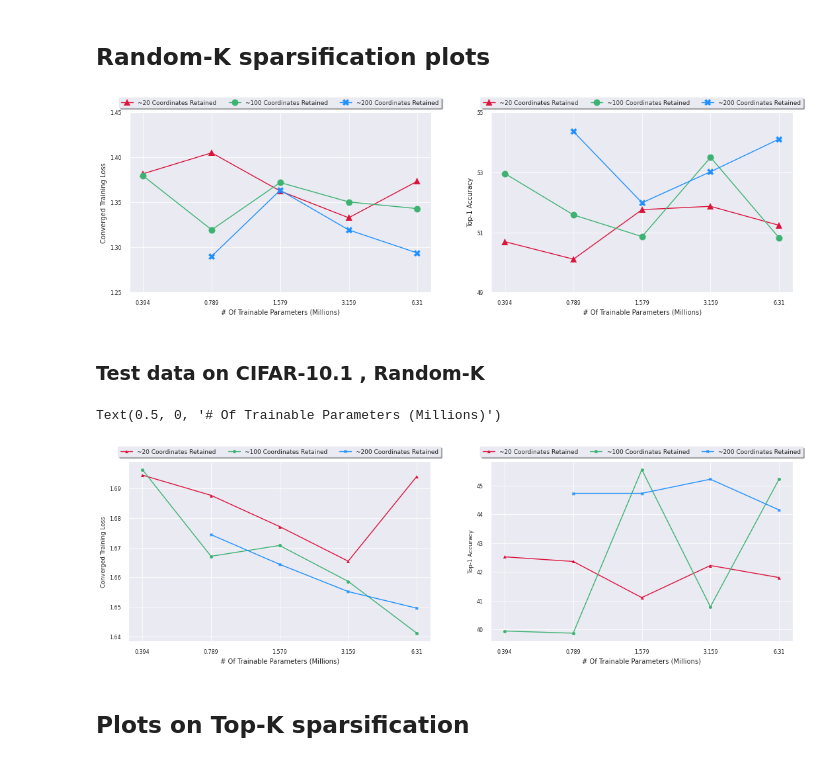
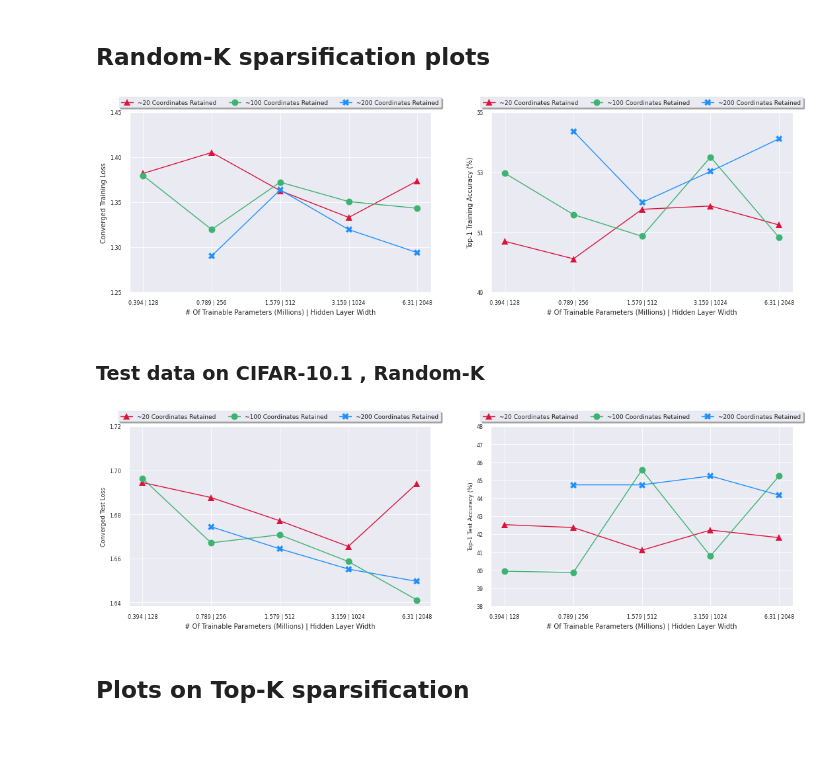
Before and after one commit to arjunarao619/Decent_Opt, a Jupyter notebook: Sparsification_Experiments.ipynb, the cells around one changed output. Drawn from its saved outputs; the diff is of its cells as text; code cells hidden in the pictures.

```diff
--- a/Sparsification_Experiments.ipynb
+++ b/Sparsification_Experiments.ipynb
@@ -392,6 +406,12 @@ loss_dict['sp_0p90_2048'] = [x for x in loss_dict['sp_0p90_2048'] if not np.isna
 loss_dict['sp_0p80_1024'] = [x for x in loss_dict['sp_0p80_1024'] if not np.isnan(x)]
 loss_dict['sp_0p60_512'] = [x for x in loss_dict['sp_0p60_512'] if not np.isnan(x)]
 loss_dict['sp_0p20_256'] = [x for x in loss_dict['sp_0p20_256'] if not np.isnan(x)]
+
+loss_dict['sp_0p93_2048'] = [x for x in loss_dict['sp_0p93_2048'] if not np.isnan(x)]
+loss_dict['sp_0p87_1024'] = [x for x in loss_dict['sp_0p87_1024'] if not np.isnan(x)]
+loss_dict['sp_0p75_512'] = [x for x in loss_dict['sp_0p75_512'] if not np.isnan(x)]
+loss_dict['sp_0p5_256'] = [x for x in loss_dict['sp_0p5_256'] if not np.isnan(x)]
+loss_dict['sp_0p0_128'] = [x for x in loss_dict['sp_0p0_128'] if not np.isnan(x)]
 
 
 
@@ -412,10 +432,16 @@ acc_dict['sp_0p80_1024'] = [x for x in acc_dict['sp_0p80_1024'] if not np.isnan(
 acc_dict['sp_0p60_512'] = [x for x in acc_dict['sp_0p60_512'] if not np.isnan(x)]
 acc_dict['sp_0p20_256'] = [x for x in acc_dict['sp_0p20_256'] if not np.isnan(x)]
 
+# acc_dict['sp_0p93_2048'] = [x for x in acc_dict['sp_0p93_2048'] if not np.isnan(x)]
+# acc_dict['sp_0p87_1024'] = [x for x in acc_dict['sp_0p87_1024'] if not np.isnan(x)]
+# acc_dict['sp_0p75_512'] = [x for x in acc_dict['sp_0p75_512'] if not np.isnan(x)]
+# acc_dict['sp_0p5_256'] = [x for x in acc_dict['sp_0p5_256'] if not np.isnan(x)]
+# acc_dict['sp_0p0_128'] = [x for x in acc_dict['sp_0p0_128'] if not np.isnan(x)]
+
 testing = False
 
-x = ['0.394','0.789','1.579','3.159','6.31']
-x2 = ['0.789','1.579','3.159','6.31']
+x = ['0.394 | 128','0.789 | 256','1.579 | 512','3.159 | 1024','6.31 | 2048']
+x2 = ['0.789 | 256','1.579 | 512','3.159 | 1024','6.31 | 2048']
 
 min_loss_99 = [min(loss_dict['sp_0p99_2048']), min(loss_dict['sp_0p98_1024'][:len(loss_dict['sp_0p99_2048'])]), min(loss_dict['sp_0p96_512'][:len(loss_dict['sp_0p99_2048'])]),
            min(loss_dict['sp_0p92_256'][:len(loss_dict['sp_0p99_2048'])]), min(loss_dict['sp_0p84_128'][:len(loss_dict['sp_0p99_2048'])])][::-1]
@@ -434,6 +460,8 @@ min_loss_90 = [min(loss_dict['sp_0p90_2048']), min(loss_dict['sp_0p80_1024'][:le
 
 final_loss_90 = [loss_dict['sp_0p90_2048'][-1], loss_dict['sp_0p80_1024'][:len(loss_dict['sp_0p90_2048'])][-1], loss_dict['sp_0p60_512'][:len(loss_dict['sp_0p90_2048'])][-1],
            loss_dict['sp_0p20_256'][:len(loss_dict['sp_0p20_256'])][-1]][::-1]
+
+
 
 max_acc_99 = [max(acc_dict['sp_0p99_2048']), max(acc_dict['sp_0p98_1024'][:len(acc_dict['sp_0p99_2048'])]), max(acc_dict['sp_0p96_512'][:len(acc_dict['sp_0p99_2048'])]),
            max(acc_dict['sp_0p92_256'][:len(acc_dict['sp_0p99_2048'])]), max(acc_dict['sp_0p84_128'][:len(acc_dict['sp_0p99_2048'])])][::-1]
@@ -483,7 +511,7 @@ ax[0].plot(x2,final_loss_90,color='dodgerblue',markevery=True, marker = 'X',mark
 ax[0].legend(loc='upper center', prop={'size': 9}, bbox_to_anchor=(0.5, 1.1),
           ncol=3, fancybox=True, shadow=True)
 ax[0].set_ylabel('Converged Training Loss',fontsize=10)
-ax[0].set_xlabel('# Of Trainable Parameters (Millions)',fontsize=10)
+ax[0].set_xlabel('# Of Trainable Parameters (Millions) | Hidden Layer Width',fontsize=10)
 ax[0].yaxis.set_ticks([1.25,1.30,1.35,1.40,1.45])
 
 ax[1].plot(x, final_acc_99,color='crimson', markevery=True, marker = '^',markersize=10, label = '~20 Coordinates Retained')
@@ -498,8 +526,8 @@ ax[1].plot(x2,final_acc_90,color='dodgerblue',markevery=True, marker = 'X',marke
 
 ax[1].legend(loc='upper center',prop={'size': 9}, bbox_to_anchor=(0.5, 1.1),
           ncol=3, fancybox=True, shadow=True)
-ax[1].set_ylabel('Top-1 Accuracy',fontsize=10)
-ax[1].set_xlabel('# Of Trainable Parameters (Millions)',fontsize=10)
+ax[1].set_ylabel('Top-1 Training Accuracy (%)',fontsize=10)
+ax[1].set_xlabel('# Of Trainable Parameters (Millions) | Hidden Layer Width',fontsize=10)
 ax[1].yaxis.set_ticks([49,51,53,55])
 
 
@@ -512,49 +540,50 @@ if(testing is True):
     ax[1].plot(x2, test_accs_90_1,'--',color='dodgerblue', markevery=True, marker = 'X',markersize=5,label = '~200 Coordinates Retained')
 plt.savefig('randomk-fig1.pdf')
 # %% [output]
-[figure, old version]
+[figure, new version]
 # %% [markdown]
 ### Test data on CIFAR-10.1 , Random-K
 # %%
 test_accs_99 = [53.95346702912707, 53.495865396556, 53.56013816770699, 52.775779120673015, 53.1488151696382][::-1]
 test_accs_95 = [56.33041409212069, 55.10952250498947, 54.57406851027288, 55.33491941274385, 53.54595400765024][::-1]
 test_accs_90 = [56.776941371247986, 55.9030992497581, 55.01205003431453, 54.752][::-1]
 
 test_loss_99 = [1.3114164750787276, 1.305461213558535, 1.2997563322888146, 1.3102682255491425, 1.3169881361949294][::-1]
 test_loss_95 = [1.2650436359115793, 1.2819068296046197, 1.2970489082457144, 1.2925886127013195, 1.325993473016763][::-1]
 test_loss_90 = [1.2642480104784422, 1.2749229926097243, 1.2900930612902097,1.2758674563217163][::-1]
 
 test_accs_99_1 = [41.80256967023296, 42.22201823956782, 41.10273885529488, 42.36280116926876, 42.52392083247301][::-1]
 test_accs_95_1 = [45.22612195627339, 40.782205101844376, 45.56241287003787, 39.86280641291747, 39.938703061885604][::-1]
 test_accs_90_1 = [44.160437724783165, 45.229407653621294, 44.73651182452249, 44.7365 ][::-1]
 
 test_loss_99_1 = [1.6940020454869373, 1.6654367600418627, 1.677096917741932, 1.6876212414959446, 1.694428761396542][::-1]
 test_loss_95_1 = [1.6411742845344124, 1.658621511354926, 1.6707212051813258, 1.6670908104380942, 1.69627484234469][::-1]
 test_loss_90_1 = [1.6495943634883734, 1.655196126156312, 1.6643775543454686, 1.67437755434 ][::-1]
 
 
 fig, ax = plt.subplots(1, 2,figsize=(18,5))
-ax[0].plot(x, test_loss_99_1,'-',color='crimson', markevery=True, marker = '^',markersize=5,label = '~20 Coordinates Retained')
-ax[0].plot(x, test_loss_95_1,'-',color='mediumseagreen', markevery=True, marker = 'o',markersize=5,label = '~100 Coordinates Retained')
-ax[0].plot(x2, test_loss_90_1,'-',color='dodgerblue', markevery=True, marker = 'X',markersize=5,label = '~200 Coordinates Retained')
-ax[1].plot(x, test_accs_99_1,'-',color='crimson', markevery=True, marker = '^',markersize=5,label = '~20 Coordinates Retained')
-ax[1].plot(x, test_accs_95_1,'-',color='mediumseagreen', markevery=True, marker = 'o',markersize=5,label = '~100 Coordinates Retained')
-ax[1].plot(x2, test_accs_90_1,'-',color='dodgerblue', markevery=True, marker = 'X',markersize=5,label = '~200 Coordinates Retained')
+ax[0].plot(x, test_loss_99_1,'-',color='crimson', markevery=True, marker = '^',markersize=10,label = '~20 Coordinates Retained')
+ax[0].plot(x, test_loss_95_1,'-',color='mediumseagreen', markevery=True, marker = 'o',markersize=10,label = '~100 Coordinates Retained')
+ax[0].plot(x2, test_loss_90_1,'-',color='dodgerblue', markevery=True, marker = 'X',markersize=10,label = '~200 Coordinates Retained')
+ax[1].plot(x, test_accs_99_1,'-',color='crimson', markevery=True, marker = '^',markersize=10,label = '~20 Coordinates Retained')
+ax[1].plot(x, test_accs_95_1,'-',color='mediumseagreen', markevery=True, marker = 'o',markersize=10,label = '~100 Coordinates Retained')
+ax[1].plot(x2, test_accs_90_1,'-',color='dodgerblue', markevery=True, marker = 'X',markersize=10,label = '~200 Coordinates Retained')
 ax[1].legend(loc='upper center',prop={'size': 9}, bbox_to_anchor=(0.5, 1.1),
           ncol=3, fancybox=True, shadow=True)
 
 ax[0].legend(loc='upper center', prop={'size': 9}, bbox_to_anchor=(0.5, 1.1),
           ncol=3, fancybox=True, shadow=True)
 
-ax[1].set_ylabel('Top-1 Accuracy')
-ax[1].set_xlabel('# Of Trainable Parameters (Millions)',fontsize=10)
-#ax[1].yaxis.set_ticks([53,54,55,56,57,58,59,60,61,62])
-ax[0].set_ylabel('Converged Training Loss')
-ax[0].set_xlabel('# Of Trainable Parameters (Millions)',fontsize=10)
-#ax[0].yaxis.set_ticks([1.10,1.12,1.14,1.16,1.18,1.20,1.22,1.24,1.26,1.28,1.30,1.32,1.34])
+ax[1].set_ylabel('Top-1 Test Accuracy (%)')
+ax[1].set_xlabel('# Of Trainable Parameters (Millions) | Hidden Layer Width',fontsize=10)
+ax[1].yaxis.set_ticks([38,39,40,41,42,43,44,45,46,47,48])
+ax[0].set_ylabel('Converged Test Loss')
+ax[0].set_xlabel('# Of Trainable Parameters (Millions) | Hidden Layer Width',fontsize=10)
+ax[0].yaxis.set_ticks([1.64,1.66,1.68,1.70,1.72])
+
+plt.savefig('randomk-fig1_test.pdf')
 # %% [output]
-Text(0.5, 0, '# Of Trainable Parameters (Millions)')
-[figure, old version]
+[figure, new version]
 # %% [markdown]
 ## Plots on Top-K sparsification
 # %%
```
Also changed, not shown: parts of 7 cells of this notebook, 16 other files.
